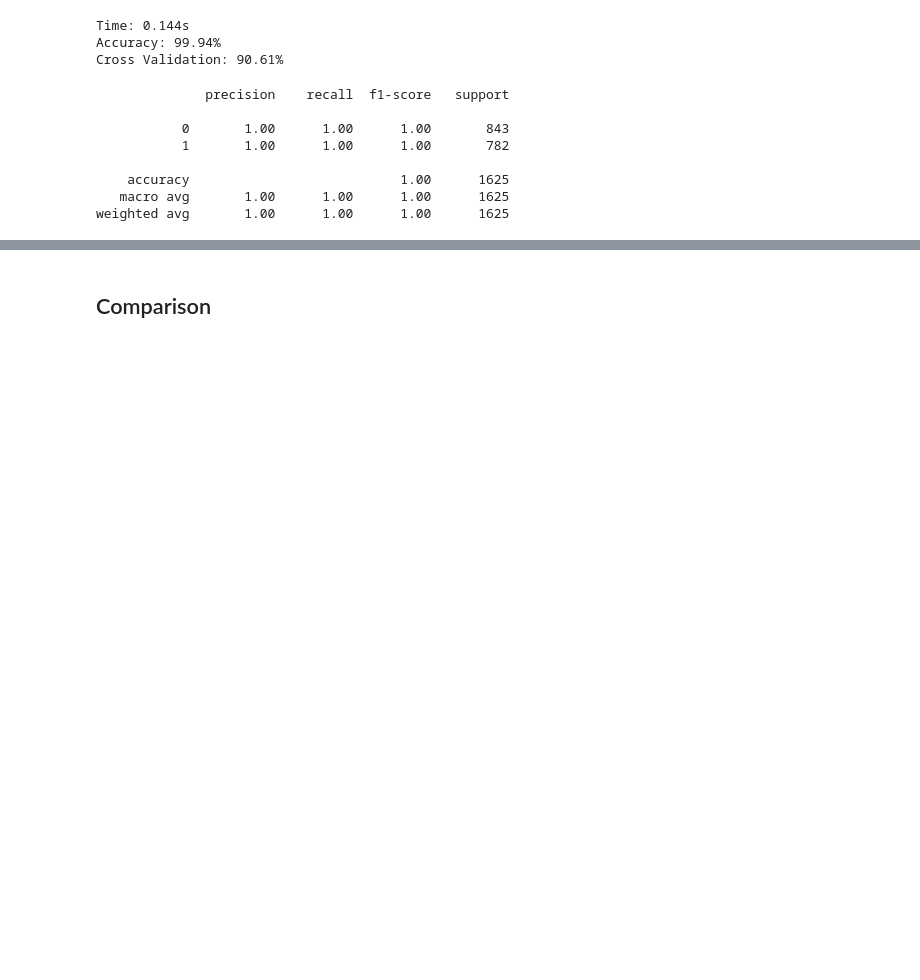
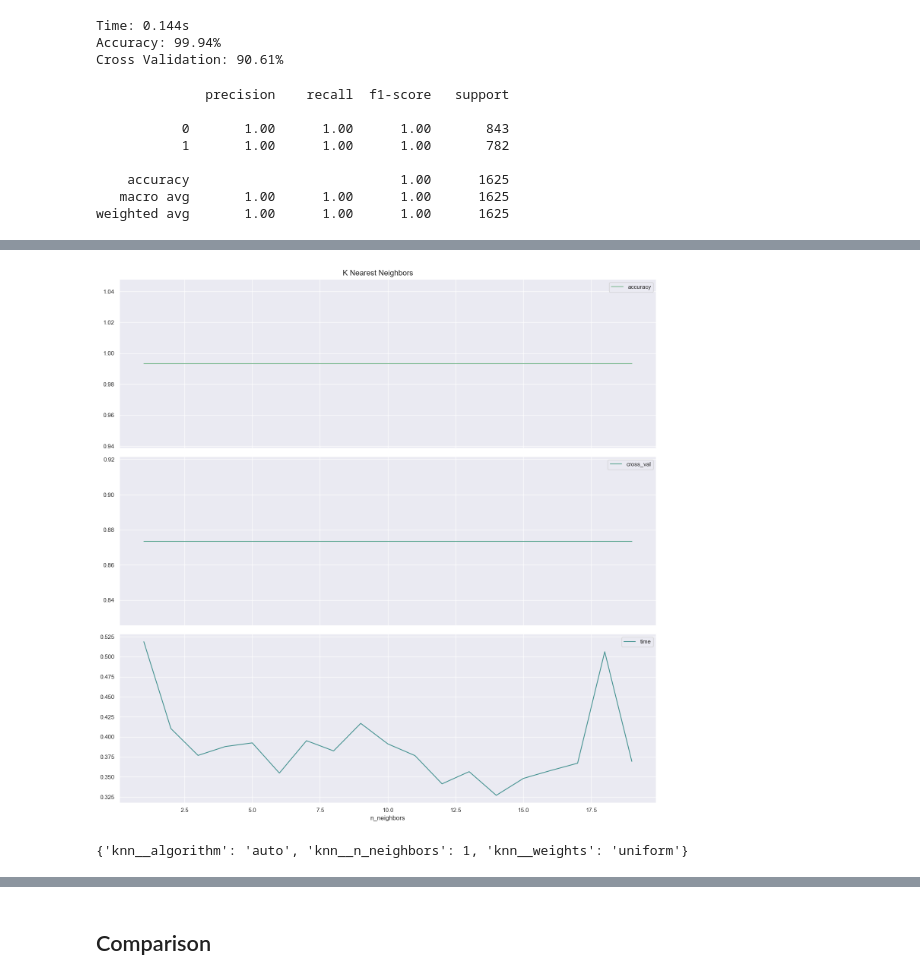
Before and after one commit to grrrml/personal-projects, a Jupyter notebook: mushroom-classification/mushroom-classification.ipynb, the cells around one changed output, grey strips where cells are left out. Drawn from its saved outputs; the diff is of its cells as text; code cells hidden in the pictures; blank space fills up the shorter version.

```diff
--- a/mushroom-classification/mushroom-classification.ipynb
+++ b/mushroom-classification/mushroom-classification.ipynb
@@ -519,0 +523,35 @@ weighted avg       1.00      1.00      1.00      1625
+# %%
+n_neighbors = np.arange(1, 20)
+
+rows = []
+
+for n in n_neighbors:
+    total_accuracy = 0
+    total_time = 0
+
+    knn_with_scaling = Pipeline([
+        ('scaler', StandardScaler()),
+        ('knn', KNeighborsClassifier(n_neighbors=n))
+    ])
+
+    for _ in range(num_steps):
+        start_time = time.time()
+
+        knn.fit(X_train, y_train)
+        y_pred = knn.predict(X_test)
+
+        end_time = time.time()
+        total_time += end_time - start_time
+
+        total_accuracy += accuracy_score(y_test, y_pred)
+
+    cross_val = cross_val_score(knn, X, y, cv=5).mean()
+
+    avg_accuracy = total_accuracy / num_steps
+    avg_time = total_time / num_steps
+
+    rows.append({'n_neighbors': n, 'accuracy': avg_accuracy, 'cross_val': cross_val, 'time': avg_time})
+
+results_knn_with_scaling = pd.DataFrame(rows)
+
+results_knn_with_scaling.set_index('n_neighbors', inplace=True, drop=True)
@@ -519,0 +588,25 @@ weighted avg       1.00      1.00      1.00      1625
+# %%
+results_knn_with_scaling.plot(subplots=True, figsize=(15, 15), title='K Nearest Neighbors')
+
+plt.tight_layout()
+# %% [output]
+[figure, added]
+# %%
+knn_with_scaling= Pipeline([
+    ('scaler', StandardScaler()),
+    ('knn', KNeighborsClassifier())
+])
+
+param_grid_knn_with_scaling = {
+    'knn__n_neighbors': np.arange(1, 20),
+    'knn__weights': ['uniform', 'distance'],
+    'knn__algorithm': ['auto', 'ball_tree', 'kd_tree', 'brute']
+}
+
+grid_search_knn_with_scaling = GridSearchCV(knn_with_scaling, param_grid_knn_with_scaling, cv=5, n_jobs=-1)
+
+grid_search_knn_with_scaling.fit(X_train, y_train)
+
+grid_search_knn_with_scaling.best_params_
+# %% [output]
+{'knn__algorithm': 'auto', 'knn__n_neighbors': 1, 'knn__weights': 'uniform'}
```
Also changed, not shown: parts of 7 cells of this notebook.
